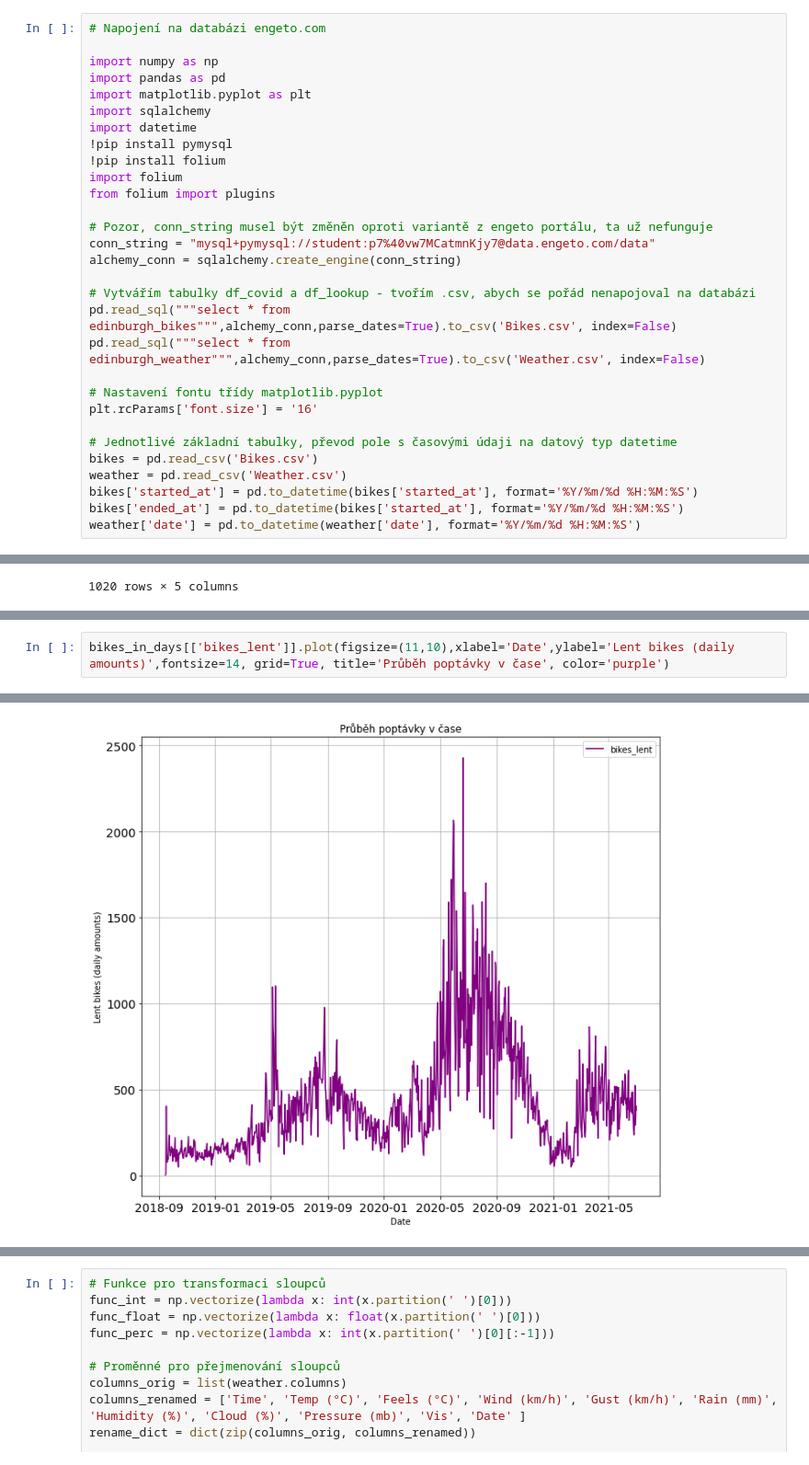
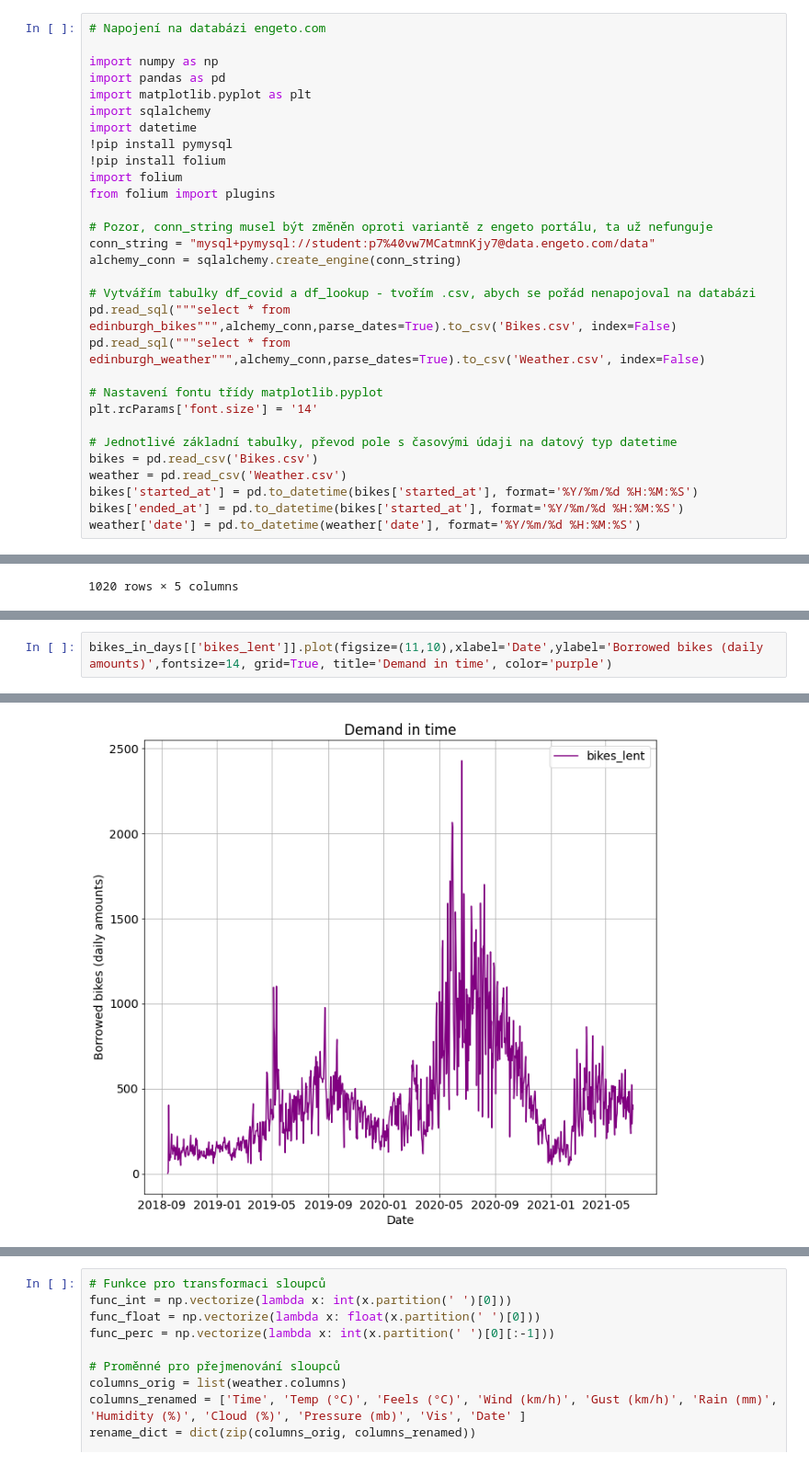
Before and after one commit to PetrJisa/Edinburgh_bikes, a Jupyter notebook: Edinburgh_bikes.ipynb, the cells around one changed output, grey strips where cells are left out. Shown at 92% size. Cells and saved outputs as stored; diff of their text form.

```diff
--- a/Edinburgh_bikes.ipynb
+++ b/Edinburgh_bikes.ipynb
@@ -28,7 +50,7 @@ pd.read_sql("""select * from edinburgh_bikes""",alchemy_conn,parse_dates=True).t
 pd.read_sql("""select * from edinburgh_weather""",alchemy_conn,parse_dates=True).to_csv('Weather.csv', index=False)
 
 # Nastavení fontu třídy matplotlib.pyplot
-plt.rcParams['font.size'] = '16'
+plt.rcParams['font.size'] = '14'
 
 # Jednotlivé základní tabulky, převod pole s časovými údaji na datový typ datetime
 bikes = pd.read_csv('Bikes.csv')
@@ -143,5 +178,5 @@ plt.show()
 # %%
-bikes_in_days[['bikes_lent']].plot(figsize=(11,10),xlabel='Date',ylabel='Lent bikes (daily amounts)',fontsize=14, grid=True, title='Průběh poptávky v čase', color='purple')
+bikes_in_days[['bikes_lent']].plot(figsize=(11,10),xlabel='Date',ylabel='Borrowed bikes (daily amounts)',fontsize=14, grid=True, title='Demand in time', color='purple')
 # %% [output]
 <matplotlib.axes._subplots.AxesSubplot at 0x...>
-[figure, old version]
+[figure, new version]
```
Also changed, not shown: parts of 104 cells of this notebook.
